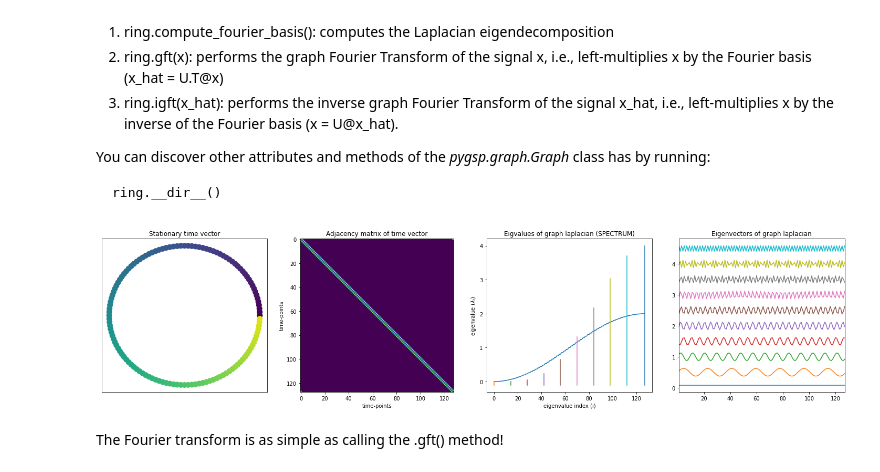
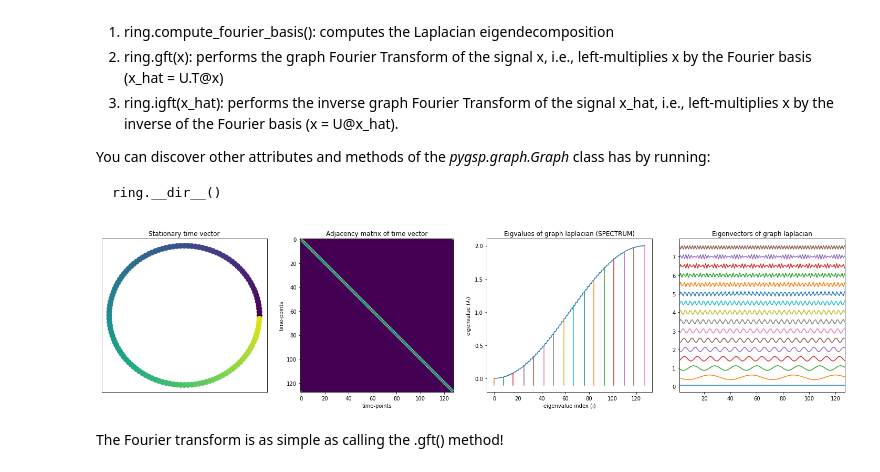
Before and after one commit to sinergia-connectomics-summerschool-2021/tutorial05-code, a Jupyter notebook: Tutorial5_ConnectomeSpectralAnalaysis.ipynb, the cells around one changed output. Cells and saved outputs as stored; diff of their text form; code cells hidden in the pictures.

```diff
--- a/Tutorial5_ConnectomeSpectralAnalaysis.ipynb
+++ b/Tutorial5_ConnectomeSpectralAnalaysis.ipynb
@@ -185,43 +269,3 @@ Text(0.5, 0, 'graph node index (i)')
 Here we have plotted the value of each graph Laplacian eigenvalue (in black), and the eigenvectors associated to 10 of these eigenvalues (in different colors). The eigenvectors, aka Fourier modes, define the spectral domain of the signal, and are vectors that vary smoothly along the ring graph. Only for illustration, we have represented them as if the graph was reshaped into a line.
 <br><br>
 These variations, in the case of regular graphs such as rings, or 2-d grids (as we will see later) take the shape of oscillations. The frequency of at which the Fourier modes "oscillate" is dictated by their associated eigenvalue (its squared value). Plotting everything together we have:
-# %%
-n = 10
-fig,axs =plt.subplots(1,4,figsize=(20,5))
-
-# Plot the ring graph
-points = np.array([np.cos(time), np.sin(time)]).T.reshape(-1, 1, 2)
-segments = np.concatenate([points[:-1], points[1:]], axis=1)
-
-# Create a continuous norm to map from data points to colors
-norm = plt.Normalize(time.min(), time.max())
-lc = LineCollection(segments, cmap='viridis', norm=norm)
-
-# Set the values used for colormapping
-lc.set_array(time)
-lc.set_linewidth(4)
-
-axs[0].add_collection(lc)
-axs[0].set_xlim([-1.1,1.1])
-axs[0].set_ylim([-1.1,1.1])
-axs[0].set_xticks([])
-axs[0].set_yticks([])
-axs[0].set_title('Stationary time vector')
-
-im = axs[1].imshow(adjacency)
-axs[1].set_title('Adjacency matrix of time vector')
-axs[1].set_xlabel('time-points')
-axs[1].set_ylabel('time-points')
-
-axs[2].plot(abs(eigval)**2,'k')
-[axs[2].plot([i,i],[-0.1,abs(eigval[i])**2]) for i in np.linspace(0,len(time)-1,n,dtype=int)]
-axs[2].axhline(0,ls='--',c='k')
-axs[2].set_title('Eigvalues of graph laplacian (SPECTRUM)')
-axs[2].set_xlabel('eigenvalue index (i)')
-axs[2].set_ylabel('eigenvalue ($\lambda_{i}$)')
-[axs[2].plot([i,i],[-0.1,abs(eigval[i])**2]) for i in np.linspace(0,len(time)-1,n,dtype=int)]
-axs[3].plot(eigvect[::,np.linspace(0,len(time)-1,n,dtype=int)]+np.arange(n).T*0.5)
-axs[3].set_xlim(1,n_times-1)
-axs[3].set_title('Eigenvectors of graph laplacian');
-
-fig.tight_layout()
@@ -302,30 +330,30 @@ ring.__dir__()
 # %%
 fig,axs = plt.subplots(1,4,figsize = (20,5))
 
 ring.plot_signal(np.arange(n_times),ax=axs[0],colorbar=False)
 axs[0].set_xlim([-1.1,1.1])
 axs[0].set_ylim([-1.1,1.1])
 axs[0].set_xticks([])
 axs[0].set_yticks([])
 axs[0].set_title('Stationary time vector')
 
 axs[1].imshow(ring.A.toarray())
 axs[1].set_title('Adjacency matrix of time vector')
 axs[1].set_xlabel('time-points')
 axs[1].set_ylabel('time-points')
 
 axs[2].plot(ring.e)
-[axs[2].plot([i,i],[-0.1,abs(ring.e[i])**2]) for i in np.linspace(0,len(time)-1,n,dtype=int)]
+[axs[2].plot([i,i],[-0.1,abs(ring.e[i])]) for i in np.linspace(0,len(time)-1,n,dtype=int)]
 axs[2].set_title('Eigvalues of graph laplacian (SPECTRUM)')
 axs[2].set_xlabel('eigenvalue index (i)')
 axs[2].set_ylabel('eigenvalue ($\lambda_{i}$)')
 
 axs[3].plot(ring.U[::,np.linspace(0,len(time)-1,n,dtype=int)]+np.arange(n).T*0.5);
 axs[3].set_xlim(1,n_times-1)
 axs[3].set_title('Eigenvectors of graph laplacian');
 fig.tight_layout()
 # %% [output]
-[figure, old version]
+[figure, new version]
 # %% [markdown]
 The Fourier transform is as simple as calling the .gft() method!
 # %%
```
Also changed, not shown: parts of 81 cells of this notebook, 4 other files.
